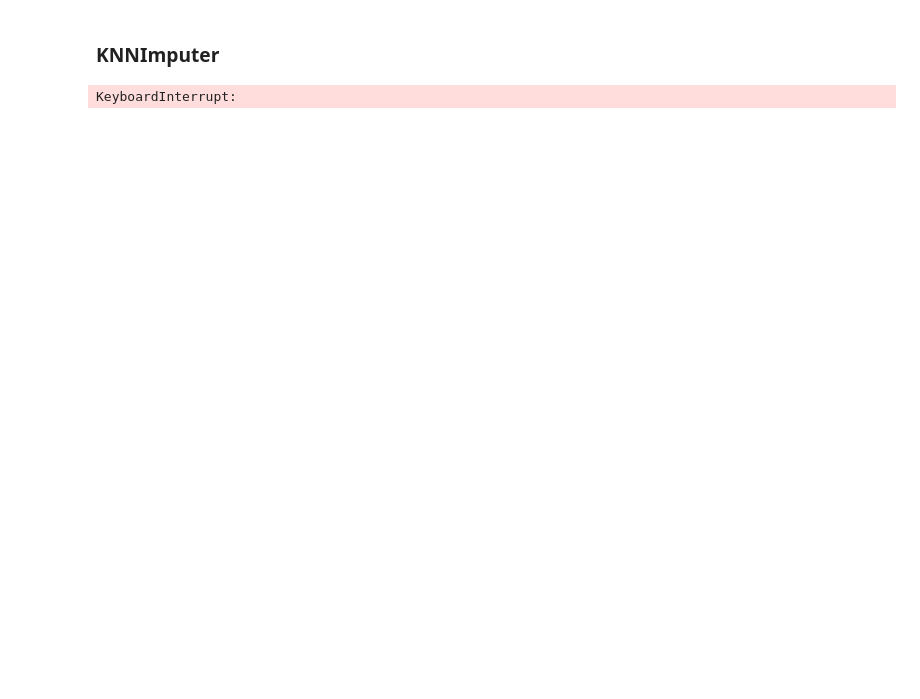
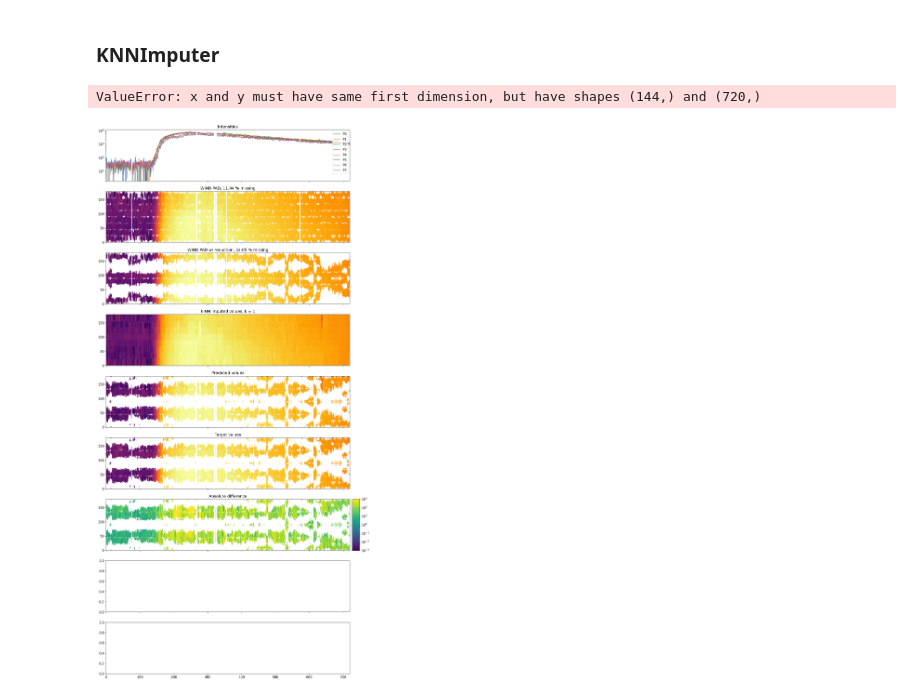
Before and after one commit to ojsant/gradu, a Jupyter notebook: pad_imputation.ipynb, the cells around one changed output. Cells and saved outputs as stored; diff of their text form; code cells hidden in the pictures; blank space fills up the shorter version.

Commit message:
added rudimentary metadata handling and knn imputation "cross-validation"

```diff
--- a/pad_imputation.ipynb
+++ b/pad_imputation.ipynb
@@ -36,7 +28,7 @@ avg_bin_dir = f"{time_avg_min}min_{bin_width_deg}deg"
 
 load_path = Path("./data/intensities") / avg_bin_dir
 cov_path = Path("./data/coverages") / avg_bin_dir
-plot_path = Path(f"./plots/{time_avg_min}min_{bin_width_deg}deg")
+plot_path = Path(f"./plots/")
 model_path = Path("./data/models")
 
 plot_path.mkdir(exist_ok=True)
@@ -65,12 +57,4 @@ Two ways to do this with either rows as samples or columns as samples. `SimpleIm
 
 TODO/Ideas:
 - Dividing into smaller chunks probably makes it better (in both cases), since then the variations over large scales don't affect the local mean
-# %%
-# fitting to test cases since "fitting" is just calculating the means of each column. "Supervised learning" approach is not applicable here
-
-# Rows as samples: each angle bin is filled with the mean across the whole 12 hours (why would you use this)
-for j in range(0, len(y_test)):
-    model = SimpleImputer(keep_empty_features=True)
-    res = form_test_matrices(model, X_test[j], y_test[j])
-    plot_results(model, res, I_test[j], sc=wind, cov_sc=solo, save_path=Path("./plots") / "meanimputer" / f"results_{j}_rows-as-samples.png")
 # %%
@@ -98,6 +77,35 @@ dump_file.close()
 # %%
 for j in range(0, len(y_test)):
     res = form_test_matrices(model, X_test[j], y_test[j])
-    plot_results(model, res, I_test[j], sc=wind, cov_sc=solo, save_path=plot_path / f"results_{j}.png")
+    plot_results(model, res, "mse", I_test[j], sc=wind, cov_sc=solo, save_path=plot_path / f"results_{j}.png")
-# %% [output]
-KeyboardInterrupt:
+# %%
+# Model selection
+neighbors = [1, 5, 10, 15]
+weights = ["distance", "uniform"]
+n_to_test = 3
+# Cross validation: shift train-test split by one 3 times (a sort of 3-fold CV),
+# but test only 5 first events in each fold
+for shift in range(n_to_test):
+    (X_train, X_test, y_train, y_test,
+     I_train, I_test, meta_train, meta_test) = make_train_test(hist_arr, reduced_hist_arr,
+                                                               intensity_arr, metadata_arr,
+                                                               n=n_to_test, shift=shift)
+    trains = []
+    for train in X_train:
+        train_stacked = sliding_window_view(train, window_shape=(5,180)).reshape(-1, 5 * train.shape[1])   # ChatGPT solution
+        trains.append(train_stacked)
+
+    X_train_stacked = np.vstack(trains)
+
+    for n, w in product(neighbors, weights):
+        model = KNNImputer(n_neighbors=n, weights=w, keep_empty_features=True)
+        model.fit(X_train_stacked)
+
+        for j in range(5):
+            res = form_test_matrices(model, X_test[j], y_test[j])
+            plot_results(model, res, "mse", I_test[j], sc=wind, cov_sc=solo,
+                         save_path=plot_path / "knnimputer" / f"{time_avg_min}min_{bin_width_deg}deg" / f"results_{j}.png")
+            save_results(model, res, metadata_arr, "mse", Path("./knnimputer_results.csv"))
+# %% [output]
+ValueError: x and y must have same first dimension, but have shapes (144,) and (720,)
+[figure, added]
```
Also changed, not shown: parts of 5 cells of this notebook, 4 other files.
